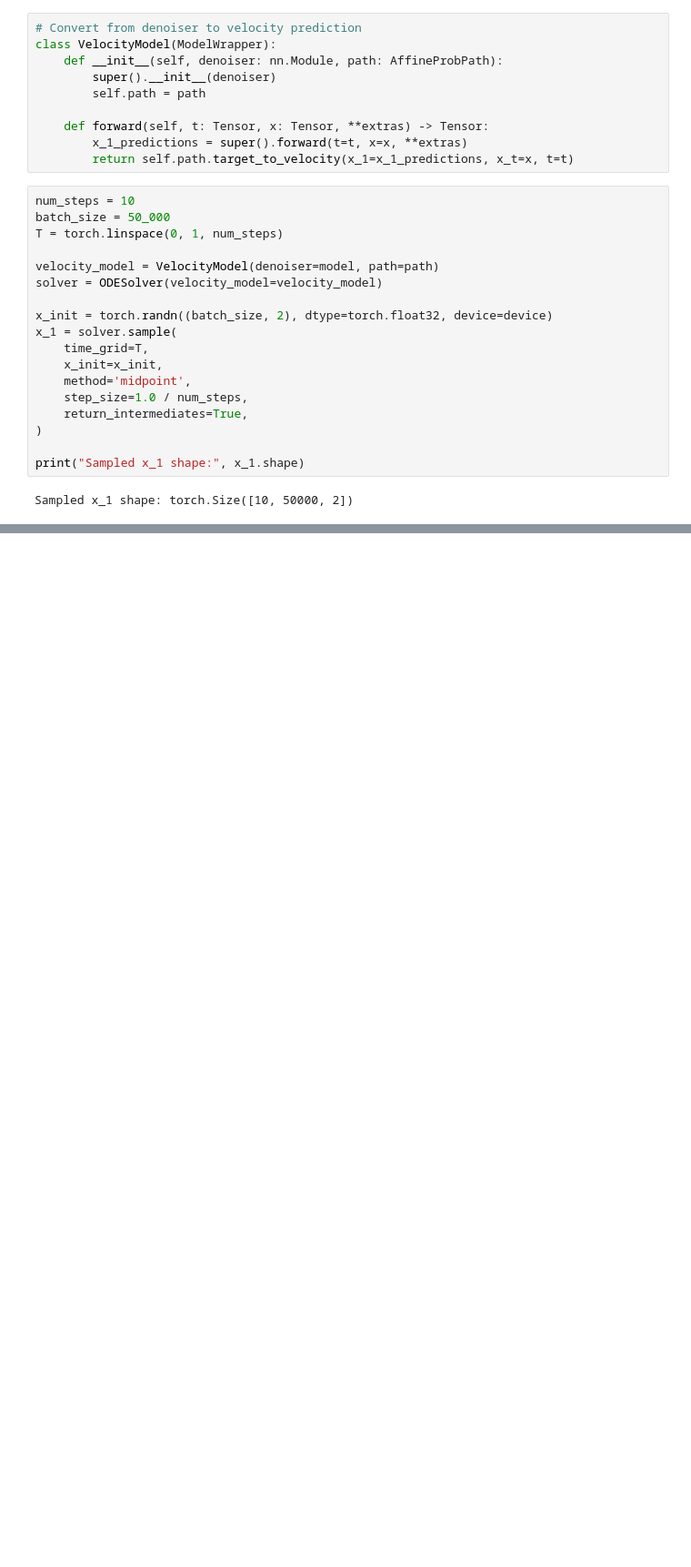
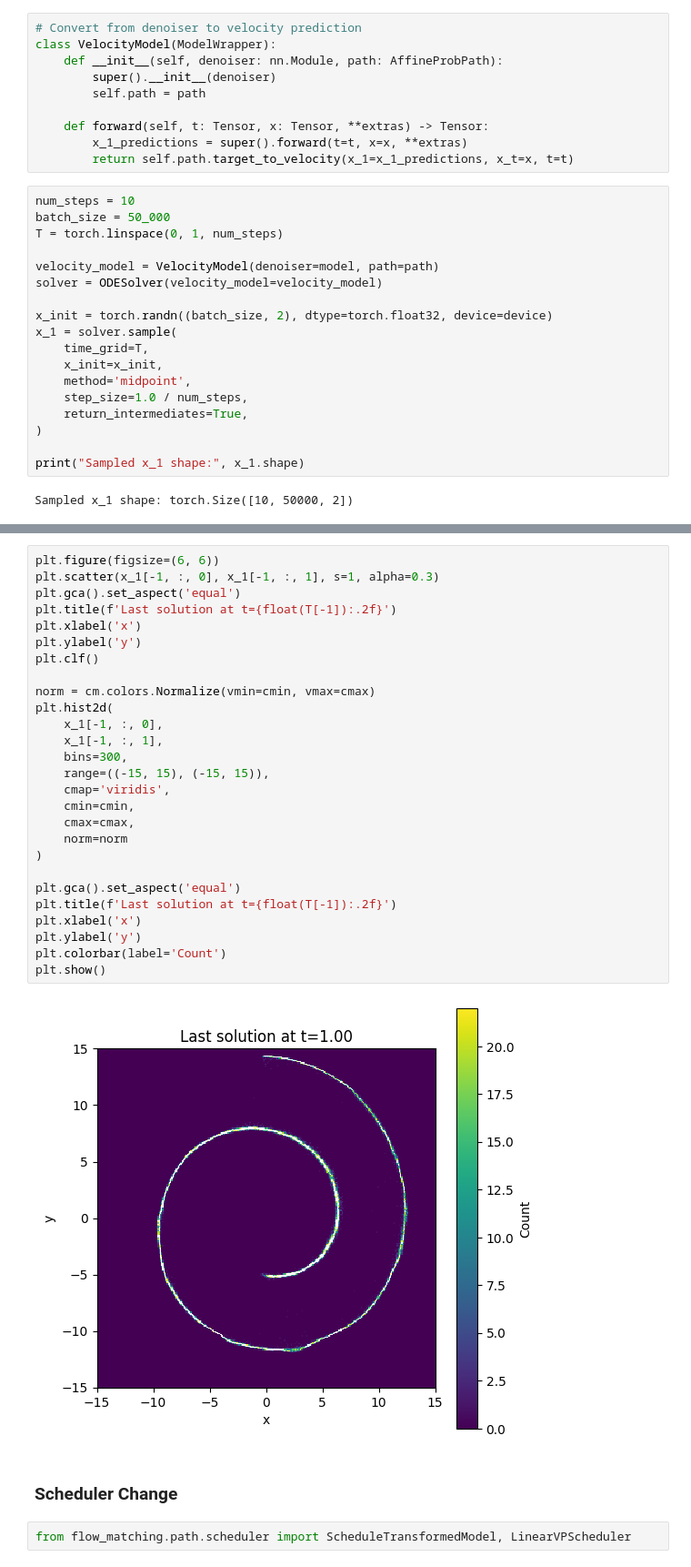
Before and after one commit to ThanhL/flow_matching, a Jupyter notebook: learn/x1_pred_model_cm_obj.ipynb, the cells around one changed output, grey strips where cells are left out. Shown at 91% size. Saved outputs shown, nothing was run; the diff lists cells and outputs as text; blank space fills up the shorter version.

```diff
--- a/learn/x1_pred_model_cm_obj.ipynb
+++ b/learn/x1_pred_model_cm_obj.ipynb
@@ -180,0 +224,33 @@ x_1 shape: (10, 50000, 2)
+# %%
+plt.figure(figsize=(6, 6))
+plt.scatter(x_1[-1, :, 0], x_1[-1, :, 1], s=1, alpha=0.3)
+plt.gca().set_aspect('equal')
+plt.title(f'Last solution at t={float(T[-1]):.2f}')
+plt.xlabel('x')
+plt.ylabel('y')
+plt.clf()
+
+norm = cm.colors.Normalize(vmin=cmin, vmax=cmax)
+plt.hist2d(
+    x_1[-1, :, 0],
+    x_1[-1, :, 1],
+    bins=300,
+    range=((-15, 15), (-15, 15)),
+    cmap='viridis',
+    cmin=cmin,
+    cmax=cmax,
+    norm=norm
+)
+
+plt.gca().set_aspect('equal')
+plt.title(f'Last solution at t={float(T[-1]):.2f}')
+plt.xlabel('x')
+plt.ylabel('y')
+plt.colorbar(label='Count')
+plt.show()
+# %% [output]
+[figure, added]
+# %% [markdown]
+### Scheduler Change
+# %%
+from flow_matching.path.scheduler import ScheduleTransformedModel, LinearVPScheduler
```
Also changed, not shown: parts of 12 cells of this notebook, 2 other files.
